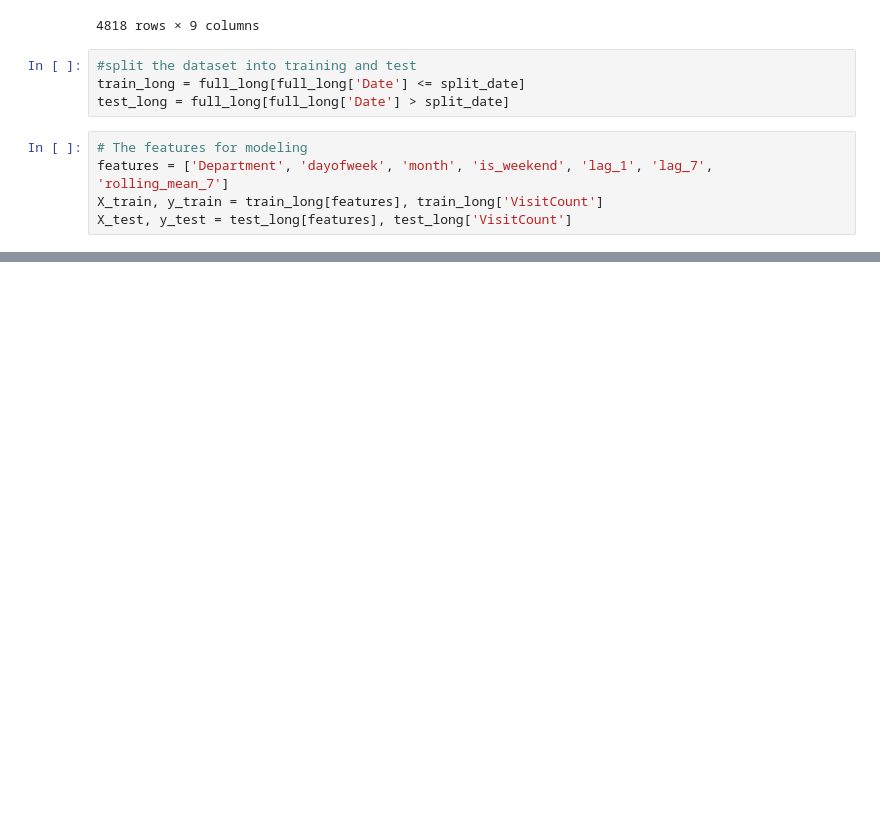
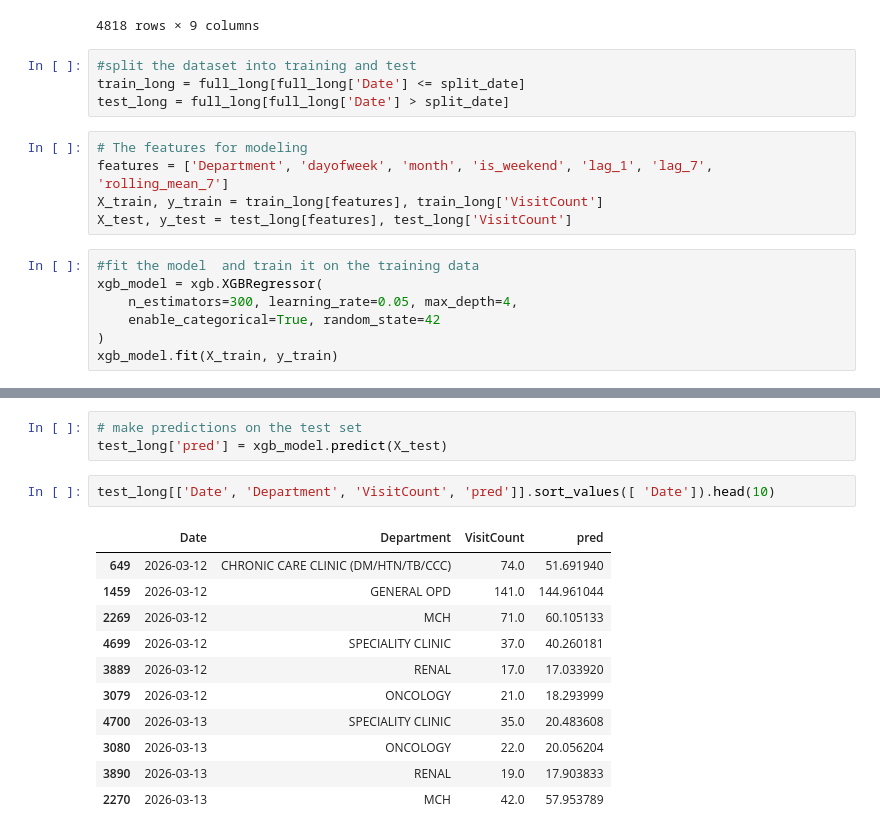
Before and after one commit to wahomelewis396/surge_sentinels, a Jupyter notebook: surge_sentinels.ipynb, the cells around one changed output, grey strips where cells are left out. Saved outputs shown, nothing was run; the diff lists cells and outputs as text; blank space fills up the shorter version.

Commit message:
continued modeling steps

```diff
--- a/surge_sentinels.ipynb
+++ b/surge_sentinels.ipynb
@@ -788,3 +788,10 @@ test_long = full_long[full_long['Date'] > split_date]
 features = ['Department', 'dayofweek', 'month', 'is_weekend', 'lag_1', 'lag_7', 'rolling_mean_7']
 X_train, y_train = train_long[features], train_long['VisitCount']
 X_test, y_test = test_long[features], test_long['VisitCount']
+# %%
+#fit the model  and train it on the training data
+xgb_model = xgb.XGBRegressor(
+    n_estimators=300, learning_rate=0.05, max_depth=4,
+    enable_categorical=True, random_state=42
+)
+xgb_model.fit(X_train, y_train)
@@ -790,0 +810,17 @@ X_test, y_test = test_long[features], test_long['VisitCount']
+# %%
+# make predictions on the test set
+test_long['pred'] = xgb_model.predict(X_test)
+# %%
+test_long[['Date', 'Department', 'VisitCount', 'pred']].sort_values([ 'Date']).head(10)
+# %% [output]
+|  | Date | Department | VisitCount | pred |
+| 649 | 2026-03-12 | CHRONIC CARE CLINIC (DM/HTN/TB/CCC) | 74.0 | 51.691940 |
+| 1459 | 2026-03-12 | GENERAL OPD | 141.0 | 144.961044 |
+| 2269 | 2026-03-12 | MCH | 71.0 | 60.105133 |
+| 4699 | 2026-03-12 | SPECIALITY CLINIC | 37.0 | 40.260181 |
+| 3889 | 2026-03-12 | RENAL | 17.0 | 17.033920 |
+| 3079 | 2026-03-12 | ONCOLOGY | 21.0 | 18.293999 |
+| 4700 | 2026-03-13 | SPECIALITY CLINIC | 35.0 | 20.483608 |
+| 3080 | 2026-03-13 | ONCOLOGY | 22.0 | 20.056204 |
+| 3890 | 2026-03-13 | RENAL | 19.0 | 17.903833 |
+| 2270 | 2026-03-13 | MCH | 42.0 | 57.953789 |
```
Also changed, not shown: parts of 16 cells of this notebook.
